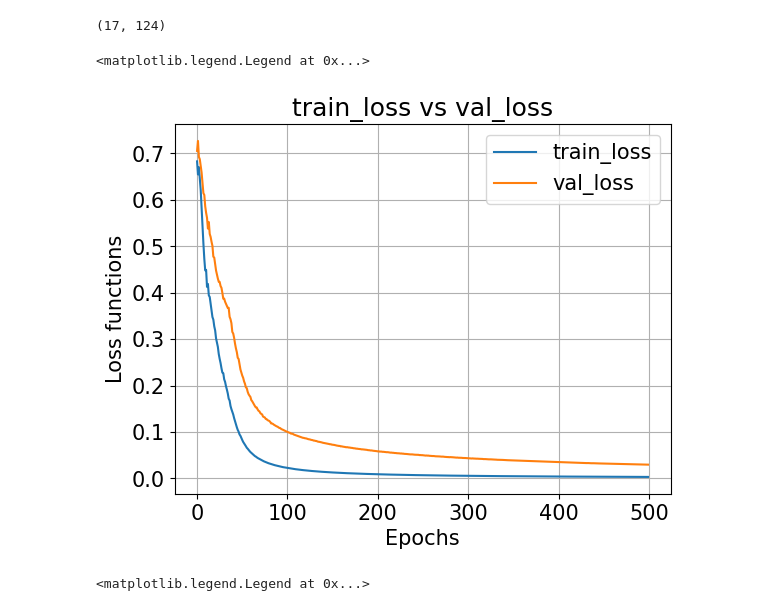
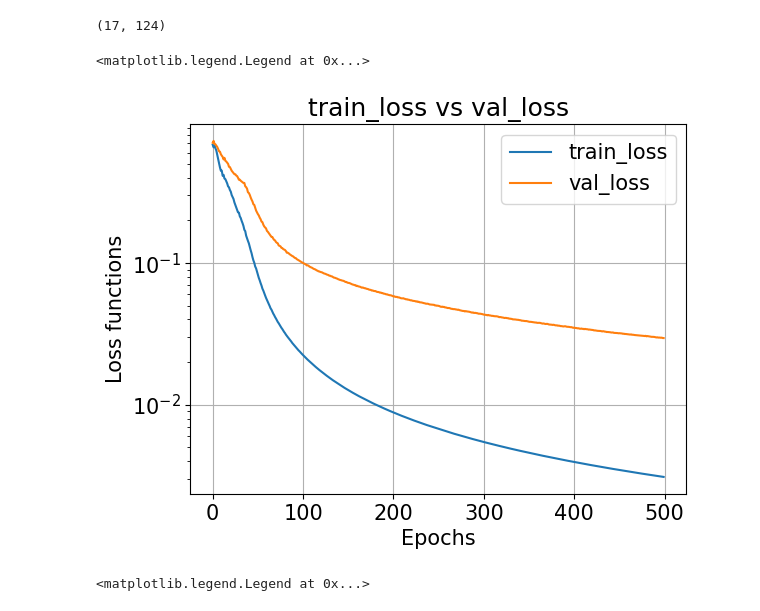
Before and after one commit to gmg00/ML_prj, a Jupyter notebook: notebooks/prova_training.ipynb, the cells around one changed output. Drawn from its saved outputs; the diff is of its cells as text; code cells hidden in the pictures.

```diff
--- a/notebooks/prova_training.ipynb
+++ b/notebooks/prova_training.ipynb
@@ -85,16 +85,17 @@ np.ones(X_train.shape).shape
 # %%
 plt.plot(history['train_loss'],label='train_loss')
 plt.plot(history['val_loss'], label='val_loss')
+plt.yscale('log')
 plt.xlabel('Epochs', size=15)
 plt.ylabel('Loss functions', size=15)
 plt.title('train_loss vs val_loss', size=18)
 plt.xticks(size=15)
 plt.yticks(size=15)
 plt.grid()
 plt.legend(fontsize=15)
 # %% [output]
 <matplotlib.legend.Legend at 0x...>
-[figure, old version]
+[figure, new version]
 # %%
 plt.plot(history['train_accuracy'],label='train_accuracy')
 plt.plot(history['val_accuracy'], label='val_accuracy')
```
Also changed, not shown: parts of 1 cell of this notebook, 1 other file.
